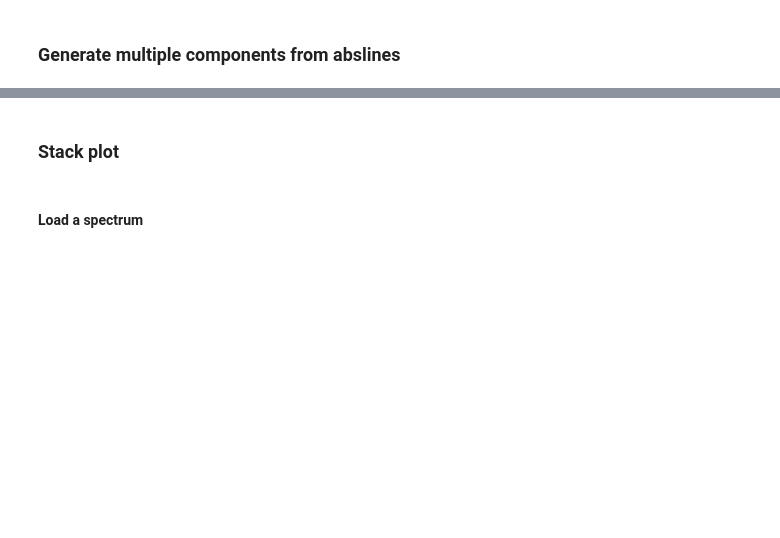
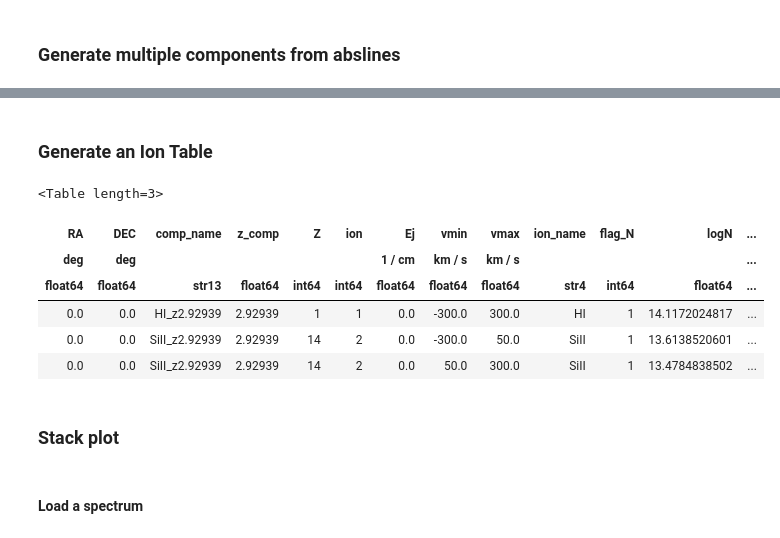
Before and after one commit to linetools/linetools, a Jupyter notebook: docs/examples/AbsComponent_examples.ipynb, the cells around one changed output, grey strips where cells are left out. Saved outputs shown, nothing was run; the diff lists cells and outputs as text; code cells hidden in the pictures; blank space fills up the shorter version.

```diff
--- a/docs/examples/AbsComponent_examples.ipynb
+++ b/docs/examples/AbsComponent_examples.ipynb
@@ -256,3 +258,16 @@ tbl
+# %% [markdown]
+### Generate an Ion Table
+# %%
+tbl2 = ltiu.table_from_complist([abscomp,SiIIcomp,SiIIcomp2])
+tbl2
+# %% [output]
+<Table length=3>
+| RA | DEC | comp_name | z_comp | Z | ion | Ej | vmin | vmax | ion_name | flag_N | logN | ... |
+| deg | deg |  |  |  |  | 1 / cm | km / s | km / s |  |  |  | ... |
+| float64 | float64 | str13 | float64 | int64 | int64 | float64 | float64 | float64 | str4 | int64 | float64 | ... |
+| 0.0 | 0.0 | HI_z2.92939 | 2.92939 | 1 | 1 | 0.0 | -300.0 | 300.0 | HI | 1 | 14.1172024817 | ... |
+| 0.0 | 0.0 | SiII_z2.92939 | 2.92939 | 14 | 2 | 0.0 | -300.0 | 50.0 | SiII | 1 | 13.6138520601 | ... |
+| 0.0 | 0.0 | SiII_z2.92939 | 2.92939 | 14 | 2 | 0.0 | 50.0 | 300.0 | SiII | 1 | 13.4784838502 | ... |
 # %% [markdown]
 ### Stack plot
 # %% [markdown]
```
Also changed, not shown: parts of 17 cells of this notebook, 6 other files.
